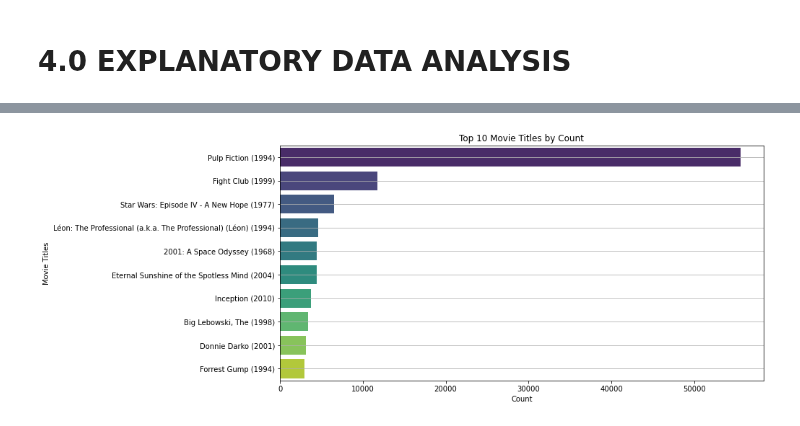
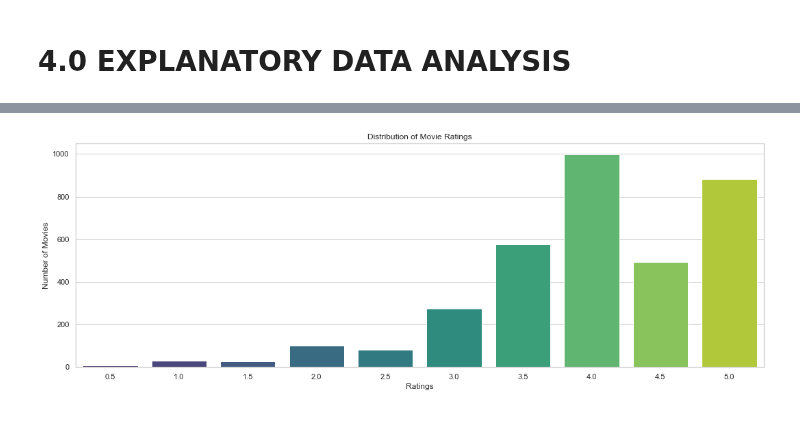
Before and after one commit to ruth-kitasi/Movielens-Recommendation-System, a Jupyter notebook: index.ipynb, the cells around one changed output, grey strips where cells are left out. Saved outputs shown, nothing was run; the diff lists cells and outputs as text; code cells hidden in the pictures.

```diff
--- a/index.ipynb
+++ b/index.ipynb
@@ -502,0 +480,6 @@ The timestamp is a Int64. We will proceed and convert this to a datetime standar
+# %%
+# Extracting the year from the Title and creating a new column year_of_production
+Movies_df['year_of_production'] = Movies_df['Title'].str.extract(r'\((\d{4})\)')
+
+#viewing the dataset
+Movies_df.sample(n=5)
@@ -502,0 +508,3 @@ The timestamp is a Int64. We will proceed and convert this to a datetime standar
+# %%
+# Remove rows with any missing values
+Movies_df.dropna(inplace=True)
@@ -503,3 +539,3 @@ The timestamp is a Int64. We will proceed and convert this to a datetime standar
 # %%
-## Convert tmdbId column to int64
-Movies_df['Tmdbid'] = Movies_df['Tmdbid'].astype('int64')
+# Convert the year_of_production column to integer
+Movies_df['year_of_production'] = Movies_df['year_of_production'].astype(int)
@@ -658,20 +552,0 @@ Name: Title, Length: 1554, dtype: int64
-# %%
-# Displaying the top 10 titles with the highest frequecy.
-# Count occurrences of each title
-# Count occurrences of each title
-title_counts = Movies_df['Title'].value_counts()
-
-# Get the top 10 titles
-top_10_titles = title_counts.head(10).reset_index()
-top_10_titles.columns = ['Title', 'Count']
-
-# Create a horizontal bar graph
-plt.figure(figsize=(12, 6))
-sns.barplot(y='Title', x='Count', data=top_10_titles, palette='viridis')  # Note the swap of x and y
-plt.title('Top 10 Movie Titles by Count')
-plt.ylabel('Movie Titles')
-plt.xlabel('Count')
-plt.grid(axis='y')
-plt.show()
-# %% [output]
-[figure, removed]
@@ -677,0 +558,20 @@ plt.show()
+# %%
+
+def plot_rating_distribution(data):
+
+    # Count the number of movies for each rating
+    rating_counts = data['Rating'].value_counts().sort_index()
+
+    # Plotting
+    plt.figure(figsize=(18, 6))
+    sns.barplot(x=rating_counts.index, y=rating_counts.values, palette='viridis')
+    plt.title('Distribution of Movie Ratings')
+    plt.xlabel('Ratings')
+    plt.ylabel('Number of Movies')
+    plt.xticks(rotation=0)
+    plt.show()
+
+# Example usage:
+plot_rating_distribution(Movies_df)  # Display the rating distribution plot
+# %% [output]
+[figure, added]
```
Also changed, not shown: parts of 75 cells of this notebook.
